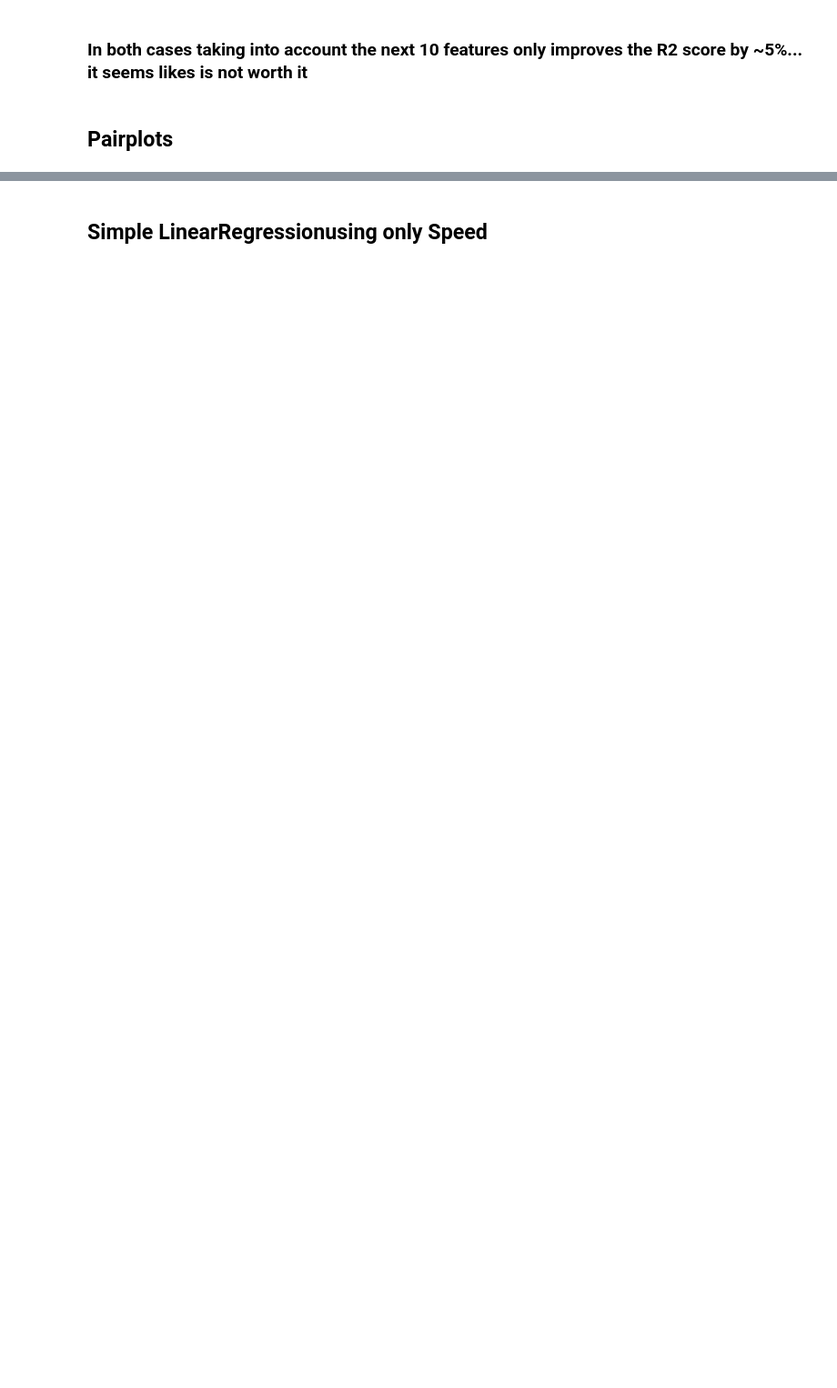
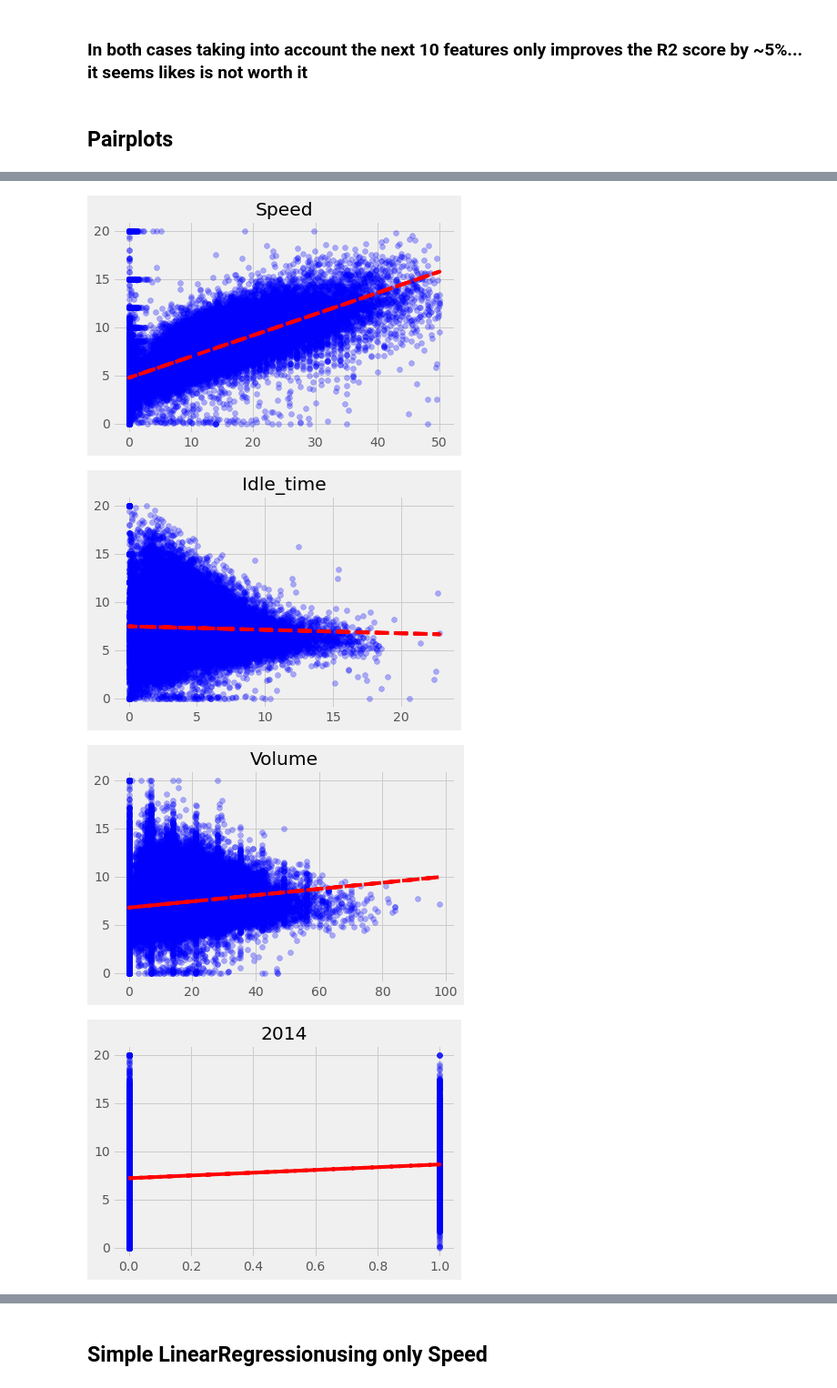
Before and after one commit to rgamerosl/capstone-project, a Jupyter notebook: final_remarks.ipynb, the cells around one changed output, grey strips where cells are left out. Shown at 91% size. Cells and saved outputs as stored; diff of their text form; code cells hidden in the pictures; blank space fills up the shorter version.

Commit message:
Include pairplots, scatterplots and the simplest model between liters_per_hour in terms of Speed

```diff
--- a/final_remarks.ipynb
+++ b/final_remarks.ipynb
@@ -252,12 +427,20 @@ print(mini_data.columns[0:10])
+# %%
+sampling = mini_data.sample(n=80000, random_state=42)
+plt.style.use("fivethirtyeight")
 # %%
-y = mini_data['liters_per_hour']
-for i in mini_data.columns[0:10]:
-    x = mini_data[str(i)]
+y = sampling['liters_per_hour']
+for i in sampling.columns[0:9]:
+    x = sampling[i]
 
     plt.scatter(x, y, alpha=0.3, color='b')
-
+    plt.title(f'{i}')
     z = np.polyfit(x, y, 1)
     p = np.poly1d(z)
     plt.plot(x,p(x),"r--")
-
+    plt.savefig(f'figures/{i}-feature.png', bbox_inches='tight')
     plt.show()
+# %% [output]
+[figure, added]
+[figure, added]
+[figure, added]
+[figure, added]
```
Also changed, not shown: parts of 29 cells of this notebook.
